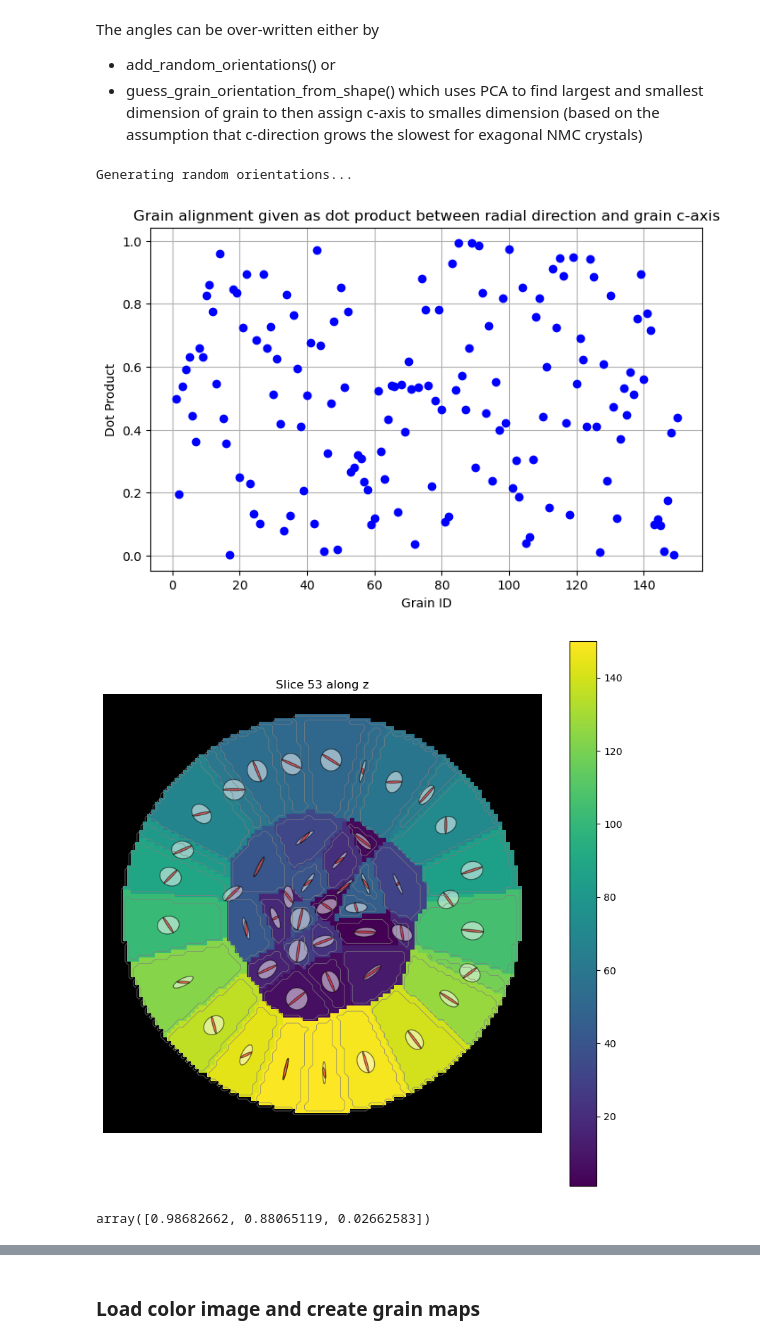
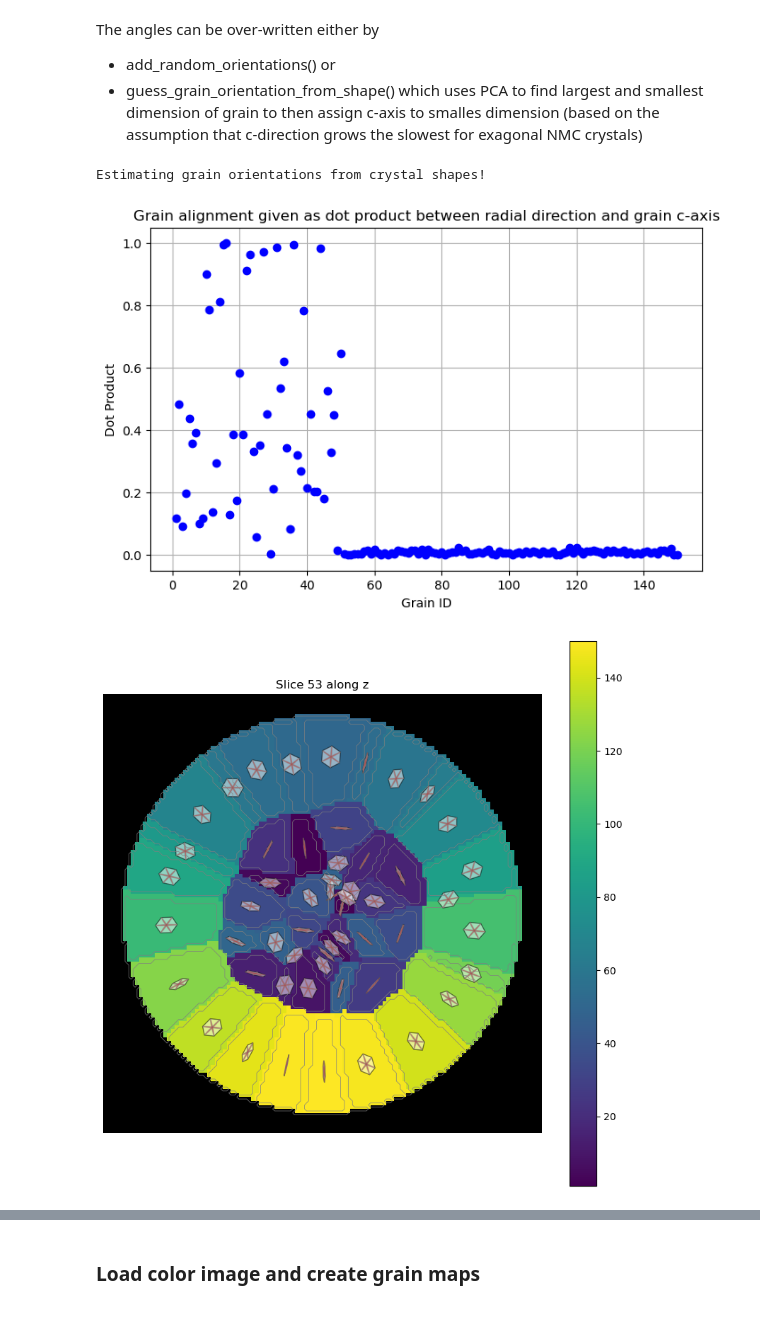
Before and after one commit to daubners/meatballs, a Jupyter notebook: 00-generation-of-NMC-agglomerate.ipynb, the cells around one changed output, grey strips where cells are left out. Saved outputs shown, nothing was run; the diff lists cells and outputs as text; code cells hidden in the pictures.

Commit message:
misorientations and color augmentation

```diff
--- a/00-generation-of-NMC-agglomerate.ipynb
+++ b/00-generation-of-NMC-agglomerate.ipynb
@@ -112,26 +81,22 @@ The angles can be over-written either by
  - add_random_orientations() or
  - guess_grain_orientation_from_shape() which uses PCA to find largest and smallest dimension of grain to then assign c-axis to smalles dimension (based on the assumption that c-direction grows the slowest for exagonal NMC crystals)
 # %%
-agglomerate.add_random_orientations()
-# agglomerate.guess_grain_orientation_from_shape()
-mbs.plot_grain_alignment(agglomerate)
+# agglomerate.add_random_orientations()
+agglomerate.guess_grain_orientation_from_shape()
+mbs.plot_global_grain_alignment(agglomerate)
 # %% [output]
-Generating random orientations...
+Estimating grain orientations from crystal shapes!
-[figure, old version]
+[figure, new version]
 # %%
 # agglomerate.relabel_random_order()
 # %%
 agglomerate.plot_slice_with_orientations(53, show_ids=False, colormap='viridis')
 # %% [output]
-[figure, old version]
+[figure, new version]
 # %%
 agglomerate.export_fields_to_vtk()
 # %%
 agglomerate.export_orientations_to_vtk()
-# %%
-colormap[agglomerate.fields['grains']==20][1]
-# %% [output]
-array([0.98682662, 0.88065119, 0.02662583])
 # %%
 import matplotlib.pyplot as plt
 plt.figure()
```
Also changed, not shown: parts of 23 cells of this notebook, 5 other files.
